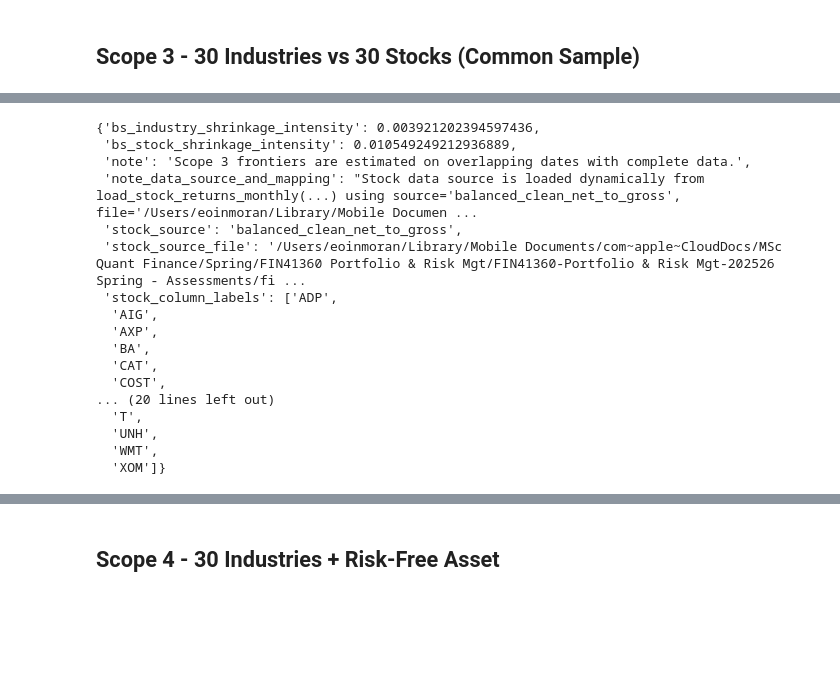
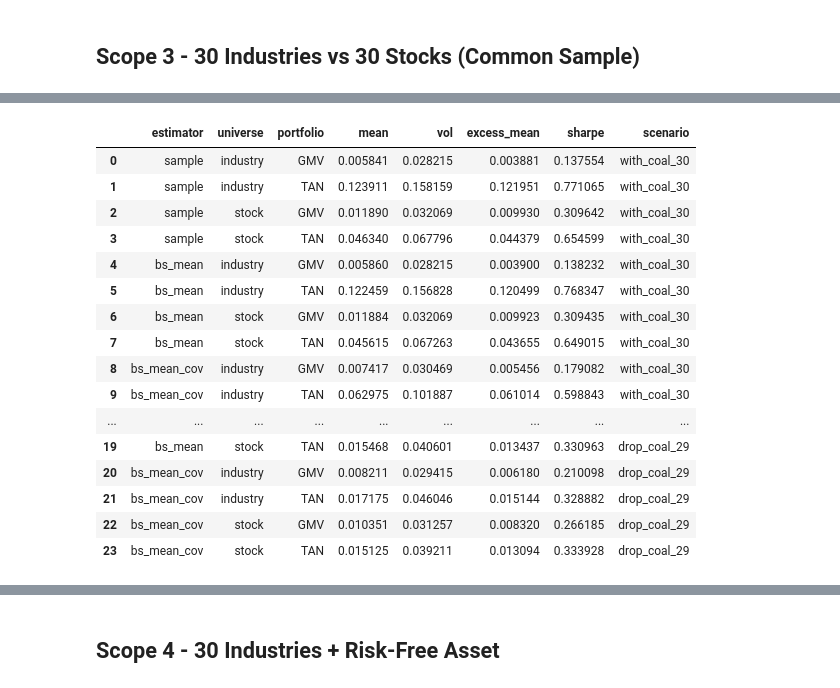
Before and after one commit to eomoran/fin41360-group-asst, a Jupyter notebook: fin41360_report.ipynb, the cells around one changed output, grey strips where cells are left out. Cells and saved outputs as stored; diff of their text form; code cells hidden in the pictures; blank space fills up the shorter version.

```diff
--- a/fin41360_report.ipynb
+++ b/fin41360_report.ipynb
@@ -125,21 +119,27 @@ scope3['summary_tables']['gmv_tan']
 # %%
-scope3['diagnostics']
+import pandas as pd
+
+scope3_compare = pd.concat([
+    scope3_with_coal['summary_tables']['gmv_tan'].assign(scenario='with_coal_30'),
+    scope3_drop_coal['summary_tables']['gmv_tan'].assign(scenario='drop_coal_29'),
+], ignore_index=True)
+scope3_compare
 # %% [output]
-{'bs_industry_shrinkage_intensity': 0.003921202394597436,
- 'bs_stock_shrinkage_intensity': 0.010549249212936889,
- 'note': 'Scope 3 frontiers are estimated on overlapping dates with complete data.',
- 'note_data_source_and_mapping': "Stock data source is loaded dynamically from load_stock_returns_monthly(...) using source='balanced_clean_net_to_gross', file='/Users/eoinmoran/Library/Mobile Documen ...
- 'stock_source': 'balanced_clean_net_to_gross',
- 'stock_source_file': '/Users/eoinmoran/Library/Mobile Documents/com~apple~CloudDocs/MSc Quant Finance/Spring/FIN41360 Portfolio & Risk Mgt/FIN41360-Portfolio & Risk Mgt-202526 Spring - Assessments/fi ...
- 'stock_column_labels': ['ADP',
-  'AIG',
-  'AXP',
-  'BA',
-  'CAT',
-  'COST',
-... (20 lines left out)
-  'T',
-  'UNH',
-  'WMT',
-  'XOM']}
+|  | estimator | universe | portfolio | mean | vol | excess_mean | sharpe | scenario |
+| 0 | sample | industry | GMV | 0.005841 | 0.028215 | 0.003881 | 0.137554 | with_coal_30 |
+| 1 | sample | industry | TAN | 0.123911 | 0.158159 | 0.121951 | 0.771065 | with_coal_30 |
+| 2 | sample | stock | GMV | 0.011890 | 0.032069 | 0.009930 | 0.309642 | with_coal_30 |
+| 3 | sample | stock | TAN | 0.046340 | 0.067796 | 0.044379 | 0.654599 | with_coal_30 |
+| 4 | bs_mean | industry | GMV | 0.005860 | 0.028215 | 0.003900 | 0.138232 | with_coal_30 |
+| 5 | bs_mean | industry | TAN | 0.122459 | 0.156828 | 0.120499 | 0.768347 | with_coal_30 |
+| 6 | bs_mean | stock | GMV | 0.011884 | 0.032069 | 0.009923 | 0.309435 | with_coal_30 |
+| 7 | bs_mean | stock | TAN | 0.045615 | 0.067263 | 0.043655 | 0.649015 | with_coal_30 |
+| 8 | bs_mean_cov | industry | GMV | 0.007417 | 0.030469 | 0.005456 | 0.179082 | with_coal_30 |
+| 9 | bs_mean_cov | industry | TAN | 0.062975 | 0.101887 | 0.061014 | 0.598843 | with_coal_30 |
+| ... | ... | ... | ... | ... | ... | ... | ... | ... |
+| 19 | bs_mean | stock | TAN | 0.015468 | 0.040601 | 0.013437 | 0.330963 | drop_coal_29 |
+| 20 | bs_mean_cov | industry | GMV | 0.008211 | 0.029415 | 0.006180 | 0.210098 | drop_coal_29 |
+| 21 | bs_mean_cov | industry | TAN | 0.017175 | 0.046046 | 0.015144 | 0.328882 | drop_coal_29 |
+| 22 | bs_mean_cov | stock | GMV | 0.010351 | 0.031257 | 0.008320 | 0.266185 | drop_coal_29 |
+| 23 | bs_mean_cov | stock | TAN | 0.015125 | 0.039211 | 0.013094 | 0.333928 | drop_coal_29 |
 # %%
```
Also changed, not shown: parts of 7 cells of this notebook, 7 other files.
